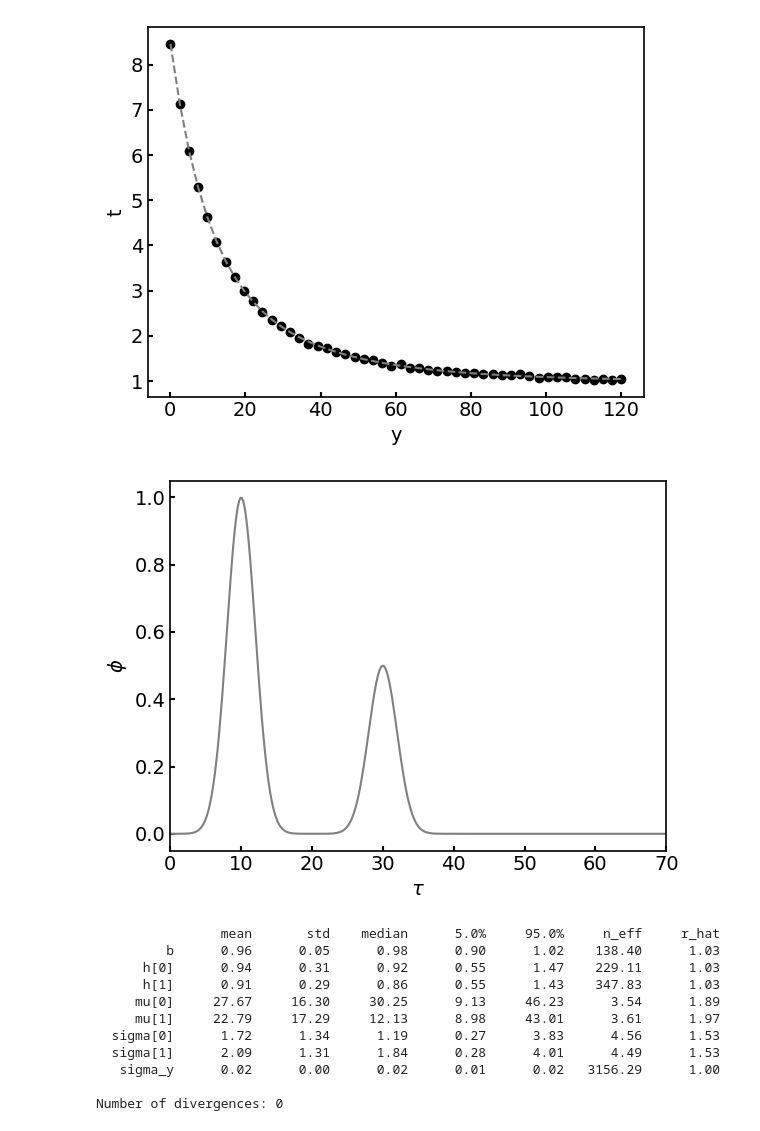
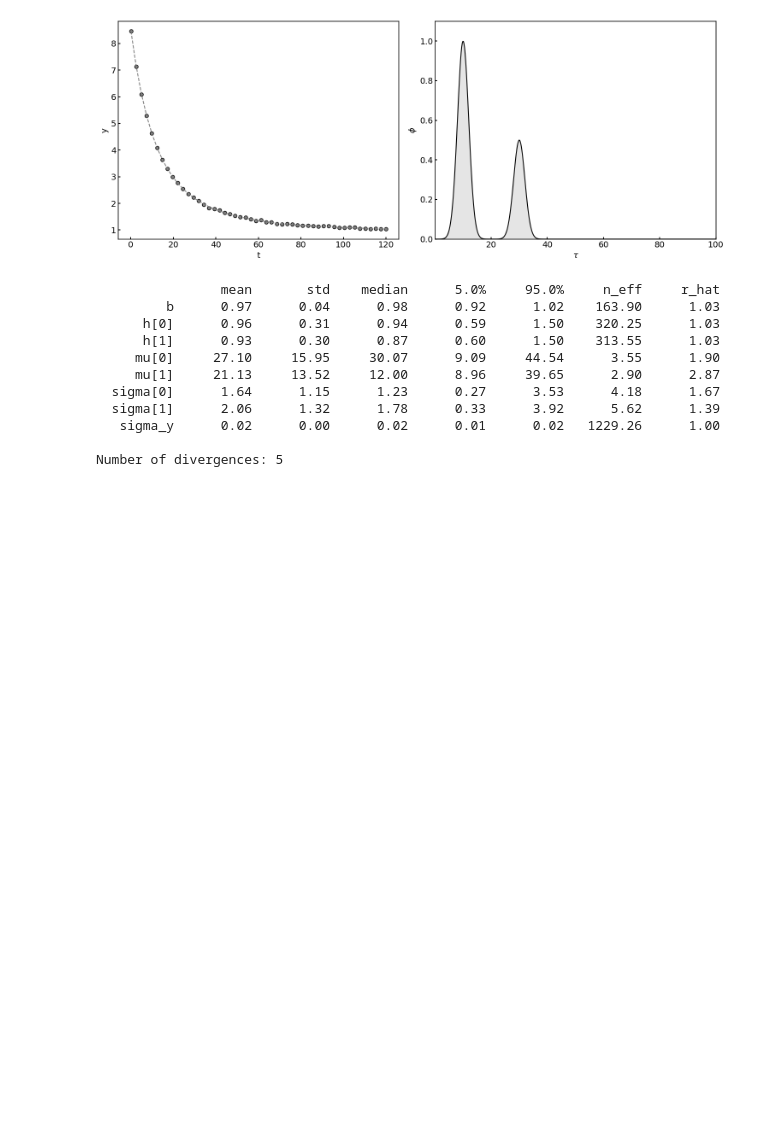
Before and after one commit to murakami9916/time-constant-distribution-estimation, a Jupyter notebook: src/example.ipynb, the cells around one changed output. Drawn from its saved outputs; the diff is of its cells as text; code cells hidden in the pictures; blank space fills up the shorter version.

```diff
--- a/src/example.ipynb
+++ b/src/example.ipynb
@@ -27,41 +27,48 @@ plt.rcParams['axes.axisbelow'] = True
 # %%
 
 # 離散化されたτ空間（例: 対数スケールで10^-1 ～ 10^2）
 N = 500
 # tau = jnp.linspace(0.1, 100.0, N)  # τ: (N,)
 tau = jnp.linspace(0.1, 100.0, N)  # τ: (N,)
 
 # 入力時間軸
 M = 50
 t = jnp.linspace(0.1, 120.0, M)  # t: (M,)
 
 b=1
 h_true=jnp.array([1.0, 0.5])
 mu_true=jnp.array([10.0, 30.0])
 sigma_true=jnp.array([2.0, 2.0])
 phi_true = calc_phi_K(tau, h_true, mu_true, sigma_true)
 y_true = calc_f_K(t, tau, b, h_true, mu_true, sigma_true)
 
 key = random.PRNGKey(0)
-noise = 0.02 * random.normal(key, shape=y_true.shape)
+sigma_y_true = 0.02
+noise = sigma_y_true * random.normal(key, shape=y_true.shape)
 y_obs = y_true + noise
 
+plt.figure(figsize=(15, 6))
+
+plt.subplot(121)
 plt.plot(t, y_true, ls='--', color='gray')
-plt.scatter(t, y_obs, color='k')
-plt.xlabel(r'y')
-plt.ylabel(r't')
-plt.show()
+plt.scatter(t, y_obs, color='gray', edgecolor='k')
+plt.xlabel(r't')
+plt.ylabel(r'y')
 
-plt.plot(tau, phi_true, c='gray')
+plt.subplot(122)
+plt.plot(tau, phi_true, c='k')
+plt.fill_between(tau, phi_true, color='gray', alpha=0.2)
 plt.xlabel(r'$\tau$')
 plt.ylabel(r'$\phi$')
-plt.xlim(0, 70)
+plt.xlim(tau.min(), tau.max())
+plt.ylim(0, 1.1)
+
+plt.tight_layout()
 plt.show()
 # %% [output]
-[figure, old version]
+[figure, new version]
-[figure, removed]
 # %%
-num_samples = num_warmup = 2000
+num_samples = num_warmup = 1000
 num_chains = 5
 K = 2
 
@@ -71,13 +78,13 @@ mcmc.run(random.PRNGKey(1), t=t, y_obs=y_obs, tau=tau, K=K)
 mcmc.print_summary()
 # %% [output]
                 mean       std    median      5.0%     95.0%     n_eff     r_hat
-         b      0.96      0.05      0.98      0.90      1.02    138.40      1.03
-      h[0]      0.94      0.31      0.92      0.55      1.47    229.11      1.03
-      h[1]      0.91      0.29      0.86      0.55      1.43    347.83      1.03
-     mu[0]     27.67     16.30     30.25      9.13     46.23      3.54      1.89
-     mu[1]     22.79     17.29     12.13      8.98     43.01      3.61      1.97
-  sigma[0]      1.72      1.34      1.19      0.27      3.83      4.56      1.53
-  sigma[1]      2.09      1.31      1.84      0.28      4.01      4.49      1.53
-   sigma_y      0.02      0.00      0.02      0.01      0.02   3156.29      1.00
+         b      0.97      0.04      0.98      0.92      1.02    163.90      1.03
+      h[0]      0.96      0.31      0.94      0.59      1.50    320.25      1.03
+      h[1]      0.93      0.30      0.87      0.60      1.50    313.55      1.03
+     mu[0]     27.10     15.95     30.07      9.09     44.54      3.55      1.90
+     mu[1]     21.13     13.52     12.00      8.96     39.65      2.90      2.87
+  sigma[0]      1.64      1.15      1.23      0.27      3.53      4.18      1.67
+  sigma[1]      2.06      1.32      1.78      0.33      3.92      5.62      1.39
+   sigma_y      0.02      0.00      0.02      0.01      0.02   1229.26      1.00
 
-Number of divergences: 0
+Number of divergences: 5
```
Also changed, not shown: parts of 7 cells of this notebook.
